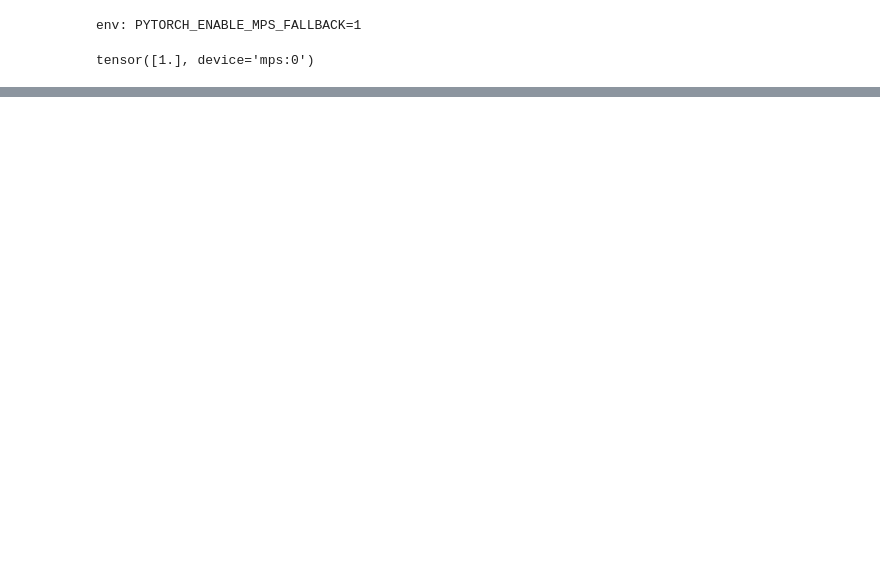
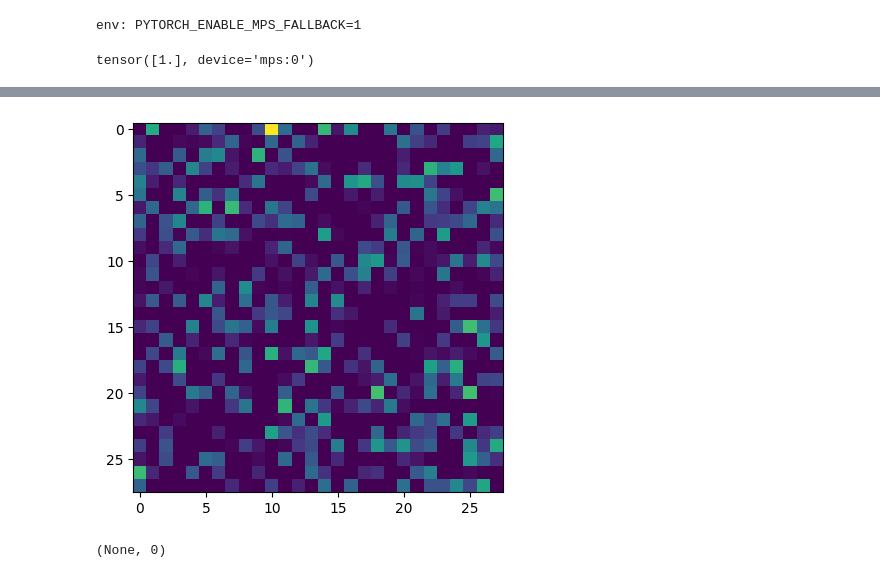
Before and after one commit to YM2132/YMPaperImplementations, a Jupyter notebook: paper_implementations/GAN_Goodfellow.ipynb, the cells around one changed output, grey strips where cells are left out. Saved outputs shown, nothing was run; the diff lists cells and outputs as text; code cells hidden in the pictures; blank space fills up the shorter version.

```diff
--- a/paper_implementations/GAN_Goodfellow.ipynb
+++ b/paper_implementations/GAN_Goodfellow.ipynb
@@ -122,0 +161,16 @@ g_out = generator(g_in)
+# %%
+# Lets first generate 70k noise numbers from the normal dist
+noise_tensor = torch.randn(70000, 1)
+
+# Will pass each of these to the model to give us 70k noisy images
+generator.eval()
+with torch.no_grad():
+    gen_images = generator(noise_tensor)
+    gen_images = gen_images.unsqueeze(1)
+
+gen_labels = [0] * 70000
+# %%
+imshow(gen_images[0].detach()), gen_labels[0]
+# %% [output]
+[figure, added]
+(None, 0)
```
Also changed, not shown: parts of 37 cells of this notebook.
